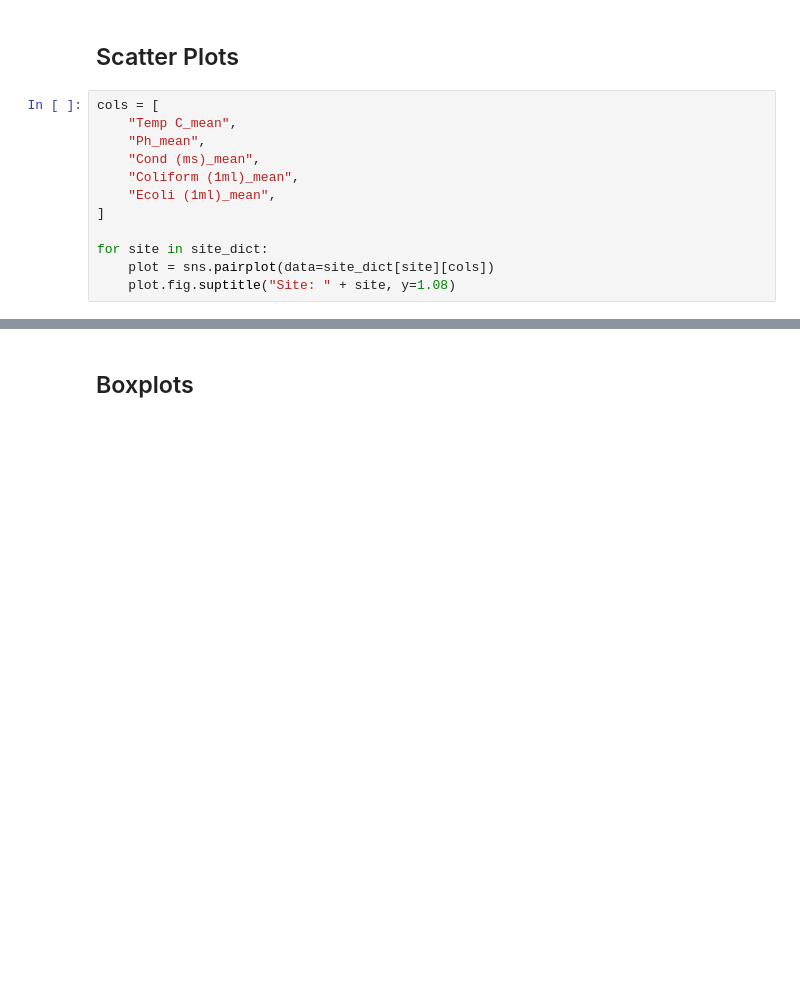
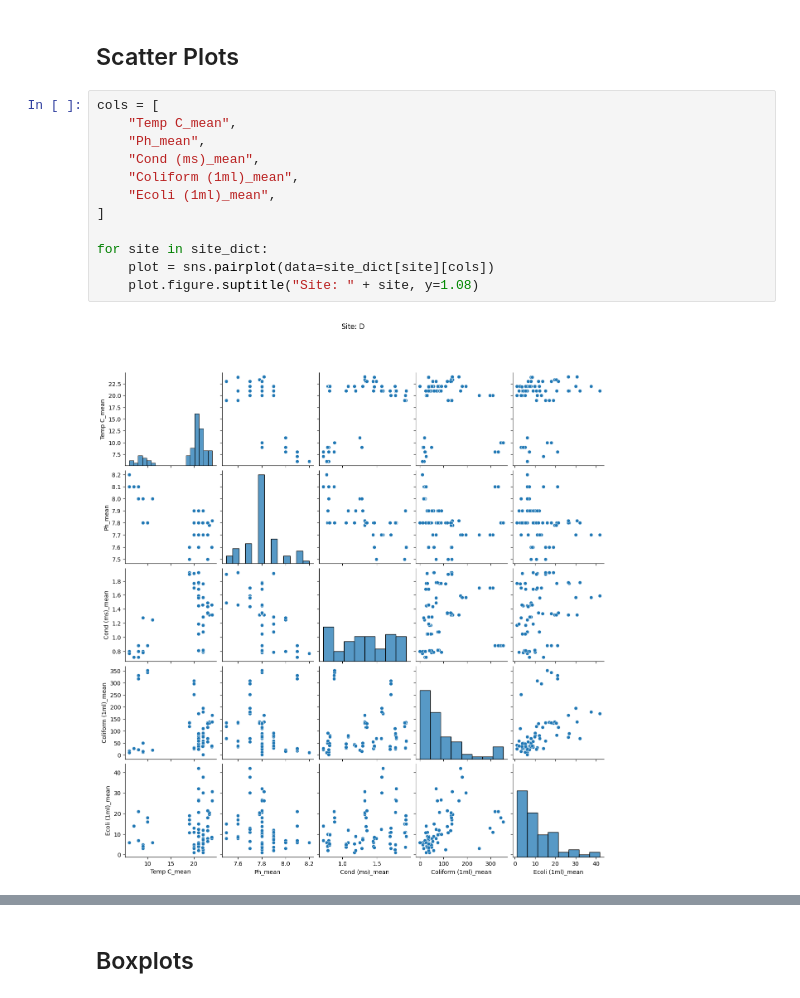
Before and after one commit to MassimilianoArca/Thames-Ecoli, a Jupyter notebook: thames/data_analysis/ecoli_coliform.ipynb, the cells around one changed output, grey strips where cells are left out. Drawn from its saved outputs; the diff is of its cells as text; blank space fills up the shorter version.

```diff
--- a/thames/data_analysis/ecoli_coliform.ipynb
+++ b/thames/data_analysis/ecoli_coliform.ipynb
@@ -253,12 +494,14 @@ for site in site_dict:
 # %%
 cols = [
     "Temp C_mean",
     "Ph_mean",
     "Cond (ms)_mean",
     "Coliform (1ml)_mean",
     "Ecoli (1ml)_mean",
 ]
 
 for site in site_dict:
     plot = sns.pairplot(data=site_dict[site][cols])
-    plot.fig.suptitle("Site: " + site, y=1.08)
+    plot.figure.suptitle("Site: " + site, y=1.08)
+# %% [output]
+[figure, added]
```
Also changed, not shown: parts of 38 cells of this notebook, 1 other file.
